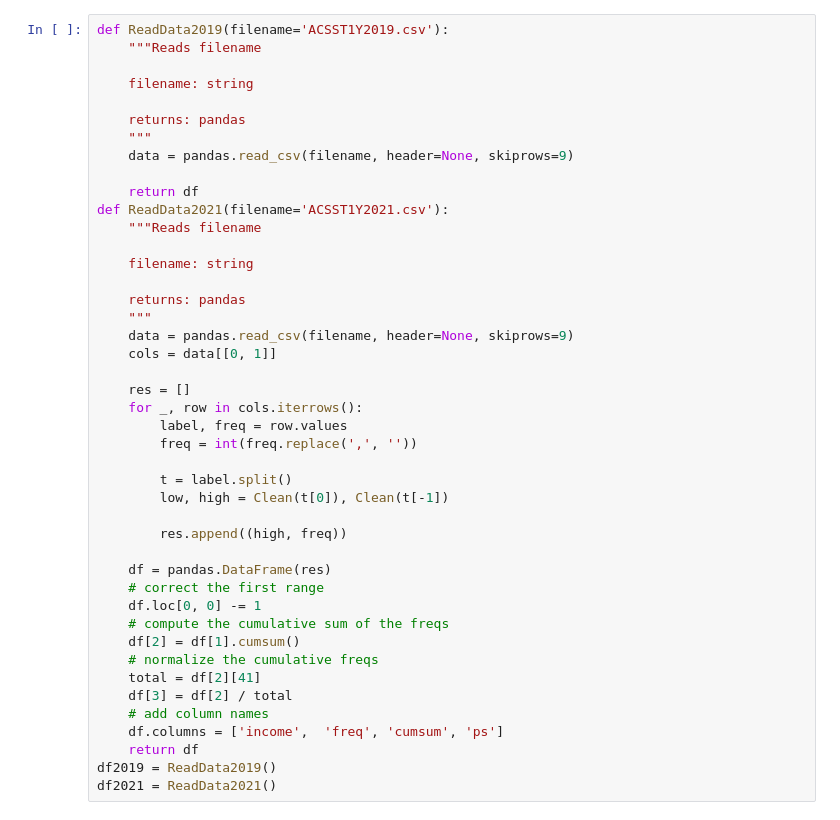
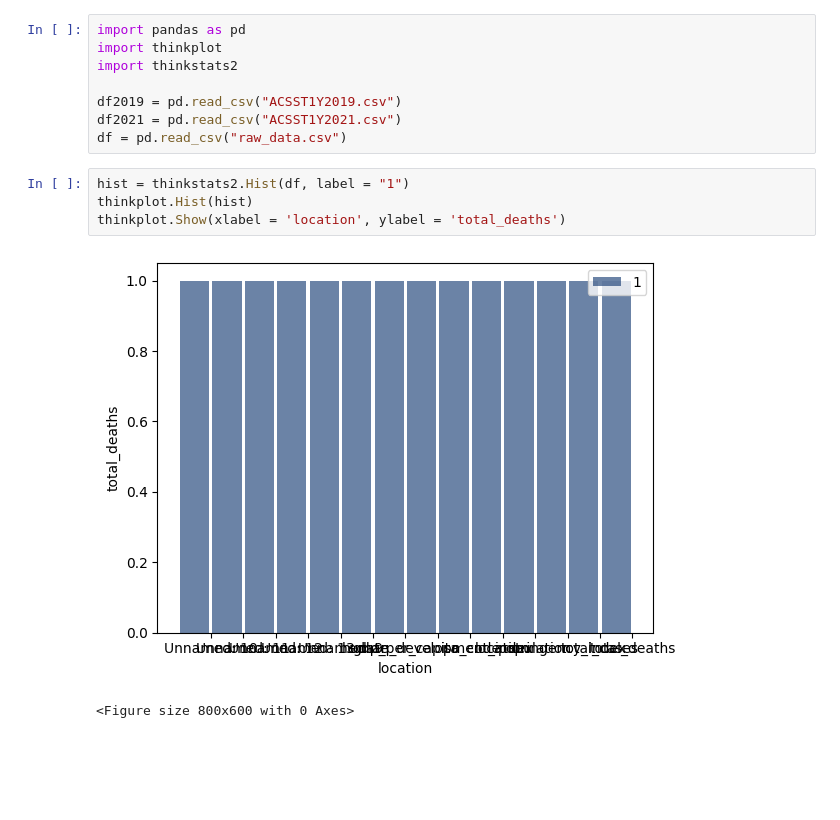
Before and after one commit to breannaparker1991/Parker530Week12, a Jupyter notebook: final.ipynb, the cells around one changed output. Saved outputs shown, nothing was run; the diff lists cells and outputs as text; blank space fills up the shorter version.

```diff
--- a/final.ipynb
+++ b/final.ipynb
@@ -1,44 +1,15 @@
-# %%
-def ReadData2019(filename='ACSST1Y2019.csv'):
-    """Reads filename
-
-    filename: string
-
-    returns: pandas
-    """
-    data = pandas.read_csv(filename, header=None, skiprows=9)
-
-    return df
-def ReadData2021(filename='ACSST1Y2021.csv'):
-    """Reads filename
-
-    filename: string
-
-    returns: pandas
-    """
-    data = pandas.read_csv(filename, header=None, skiprows=9)
-    cols = data[[0, 1]]
-
-    res = []
-    for _, row in cols.iterrows():
-        label, freq = row.values
-        freq = int(freq.replace(',', ''))
-
-        t = label.split()
-        low, high = Clean(t[0]), Clean(t[-1])
-
-        res.append((high, freq))
-
-    df = pandas.DataFrame(res)
-    # correct the first range
-    df.loc[0, 0] -= 1
-    # compute the cumulative sum of the freqs
-    df[2] = df[1].cumsum()
-    # normalize the cumulative freqs
-    total = df[2][41]
-    df[3] = df[2] / total
-    # add column names
-    df.columns = ['income',  'freq', 'cumsum', 'ps']
-    return df
-df2019 = ReadData2019()
-df2021 = ReadData2021()
+# %%
+import pandas as pd
+import thinkplot
+import thinkstats2
+
+df2019 = pd.read_csv("ACSST1Y2019.csv")
+df2021 = pd.read_csv("ACSST1Y2021.csv")
+df = pd.read_csv("raw_data.csv")
+# %%
+hist = thinkstats2.Hist(df, label = "1")
+thinkplot.Hist(hist)
+thinkplot.Show(xlabel = 'location', ylabel = 'total_deaths')
+# %% [output]
+[figure, added]
+<Figure size 800x600 with 0 Axes>
```
Also changed, not shown: parts of 4 cells of this notebook, 4 other files.
